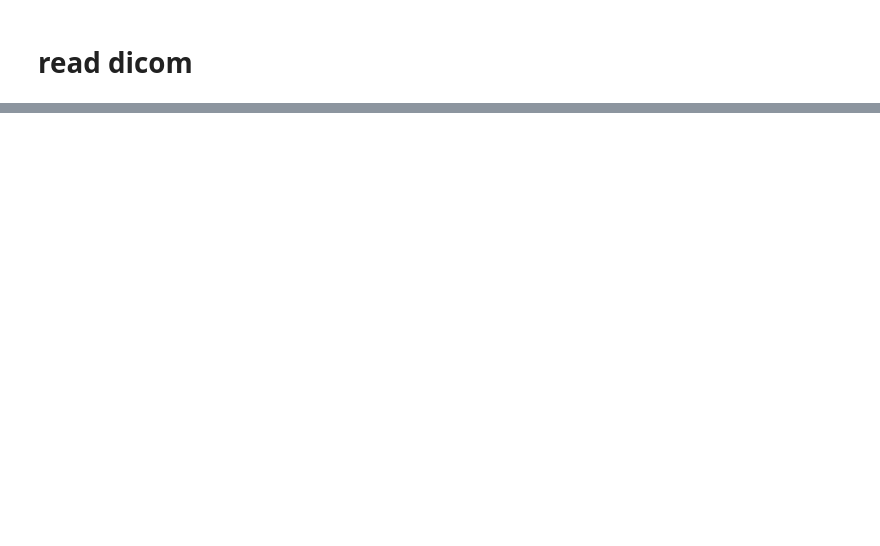
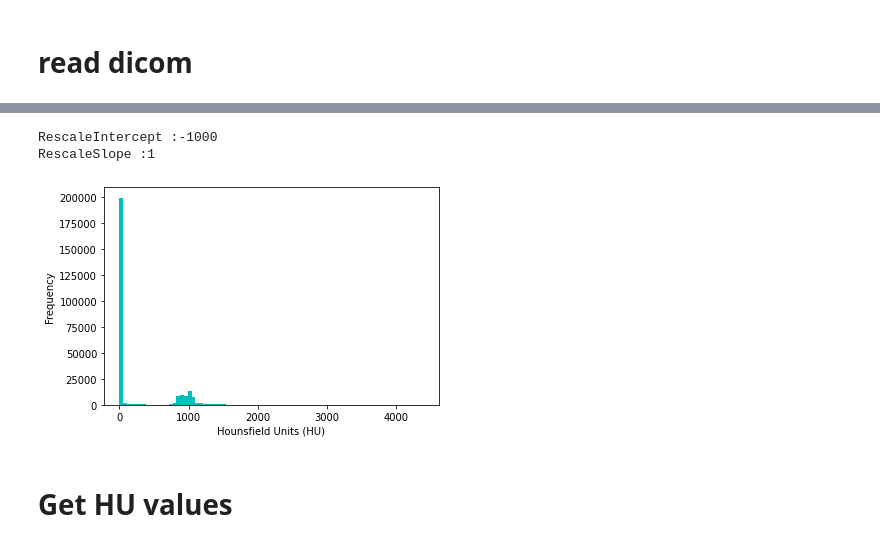
Before and after one commit to jefffang19/cbct, a Jupyter notebook: read_dicom.ipynb, the cells around one changed output, grey strips where cells are left out. Cells and saved outputs as stored; diff of their text form; code cells hidden in the pictures; blank space fills up the shorter version.

```diff
--- a/read_dicom.ipynb
+++ b/read_dicom.ipynb
@@ -204,0 +48,16 @@ https://stackoverflow.com/questions/44650888/resize-an-image-without-distortion-
+# %%
+#plot histogram
+
+def show_raw_hist(slices):
+    plt.hist(slices.pixel_array.flatten(), bins=80, color='c')
+    plt.xlabel("Hounsfield Units (HU)")
+    plt.ylabel("Frequency")
+    plt.show()
+# %%
+show_raw_hist(read_dicom('data/20201110_CBCT加reg檔案/L224_GYN/20190308_CBCT')[60])
+# %% [output]
+RescaleIntercept :-1000
+RescaleSlope :1
+[figure, added]
+# %% [markdown]
+# Get HU values
```
Also changed, not shown: parts of 43 cells of this notebook.
